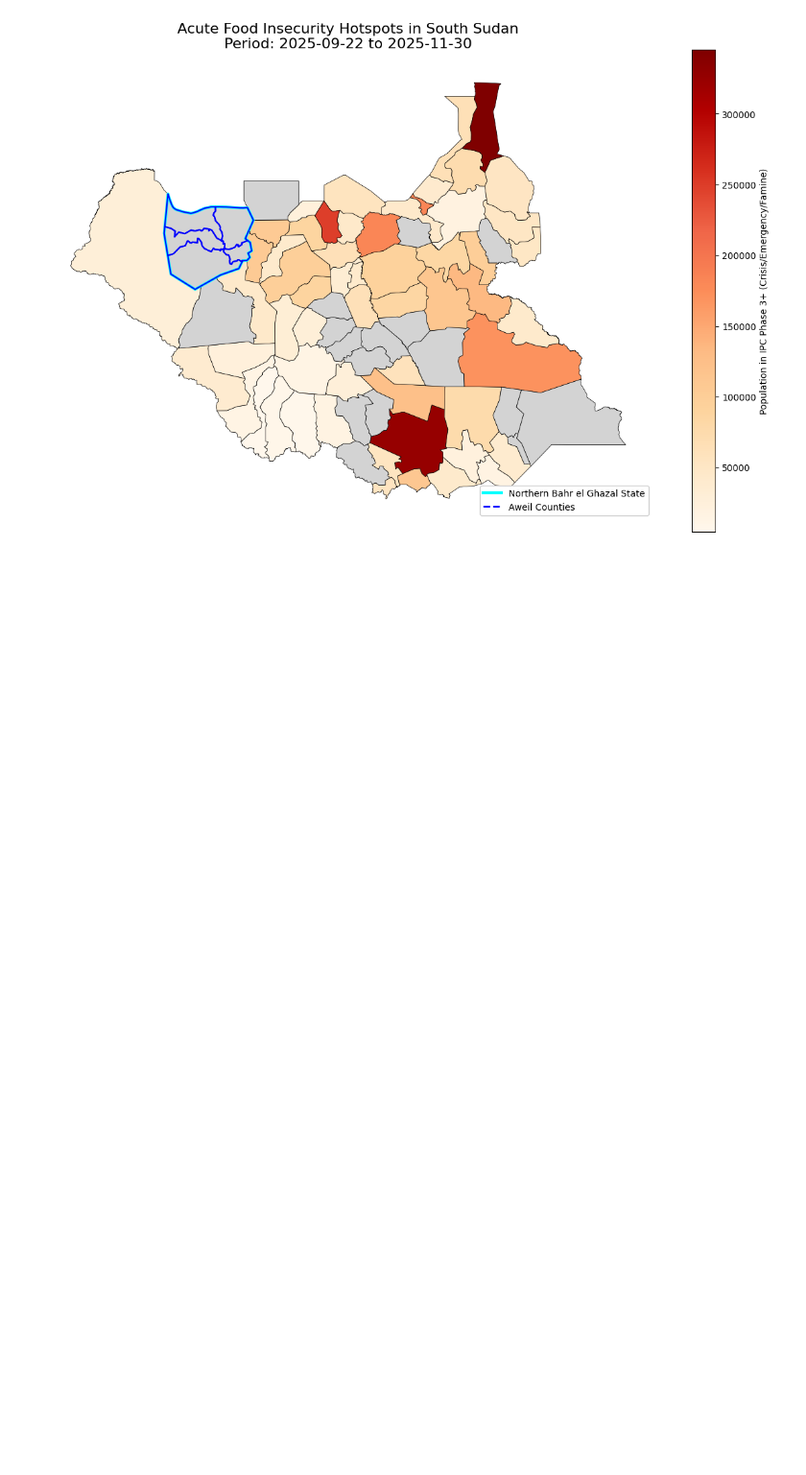
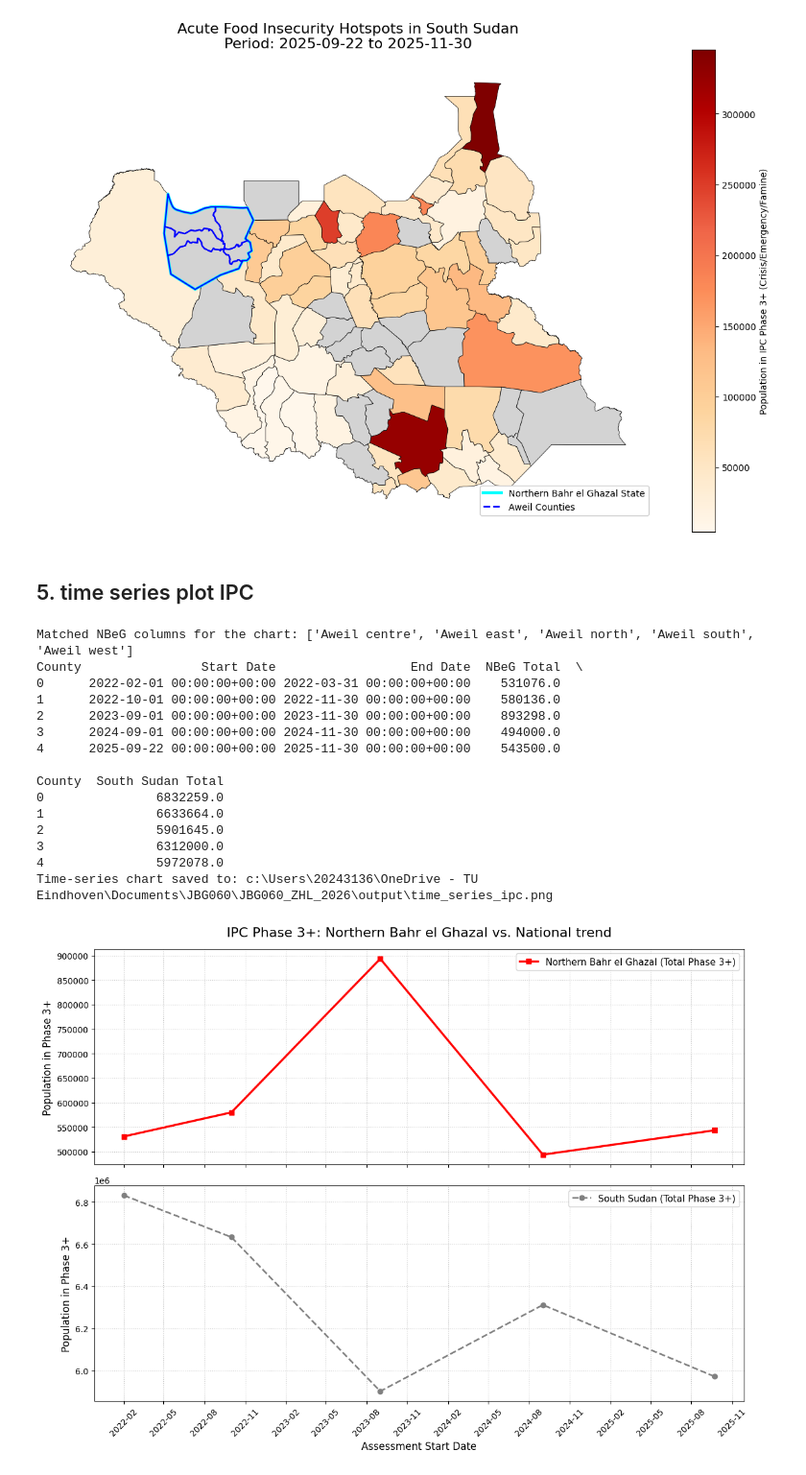
Before and after one commit to TijnQ/JBG060_ZHL_2026, a Jupyter notebook: eda_farmland/main.ipynb, the cells around one changed output. Shown at 96% size. Cells and saved outputs as stored; diff of their text form; code cells hidden in the pictures; blank space fills up the shorter version.

Commit message:
feat: add time series map of ipc data

```diff
--- a/eda_farmland/main.ipynb
+++ b/eda_farmland/main.ipynb
@@ -22,6 +22,7 @@ if str(root_dir / 'eda_farmland') not in sys.path:
 
 from plot_map_farm import plot_map_farm
 from plot_map_ipc import plot_map_ipc
+from plot_time_series_ipc import plot_time_series_ipc
 
 # Ensure plots are rendered inline within the notebook
 %matplotlib inline
@@ -41,7 +42,8 @@ crop_output = root_dir / 'output/crop_heatmap.png'
 rangeland_path = root_dir / 'raw_data/farmland/asap_mask_rangeland_v04.tif'
 rangeland_output = root_dir / 'output/rangeland_heatmap.png'
 
-ipc_output = root_dir / 'output/chloropleth_ipc.png'
+ipc_map_output = root_dir / 'output/chloropleth_ipc.png'
+ipc_ts_output = root_dir / 'output/time_series_ipc.png'
 # %% [markdown]
 ## 1. Cattle Distribution Map
 # %%
@@ -70,3 +72,24 @@ plot_map_ipc(ipc_output)
 # %% [output]
 map saved to : c:\Users\20243136\OneDrive - TU Eindhoven\Documents\JBG060\JBG060_ZHL_2026\output\chloropleth_ipc.png
 [figure]
+# %% [markdown]
+## 5. time series plot IPC
+# %%
+plot_time_series_ipc(ipc_ts_output)
+# %% [output]
+Matched NBeG columns for the chart: ['Aweil centre', 'Aweil east', 'Aweil north', 'Aweil south', 'Aweil west']
+County                Start Date                  End Date  NBeG Total  \
+0      2022-02-01 00:00:00+00:00 2022-03-31 00:00:00+00:00    531076.0
+1      2022-10-01 00:00:00+00:00 2022-11-30 00:00:00+00:00    580136.0
+2      2023-09-01 00:00:00+00:00 2023-11-30 00:00:00+00:00    893298.0
+3      2024-09-01 00:00:00+00:00 2024-11-30 00:00:00+00:00    494000.0
+4      2025-09-22 00:00:00+00:00 2025-11-30 00:00:00+00:00    543500.0
+
+County  South Sudan Total
+0               6832259.0
+1               6633664.0
+2               5901645.0
+3               6312000.0
+4               5972078.0
+Time-series chart saved to: c:\Users\20243136\OneDrive - TU Eindhoven\Documents\JBG060\JBG060_ZHL_2026\output\time_series_ipc.png
+[figure, added]
```
Also changed, not shown: parts of 1 cell of this notebook, 1 other file.
